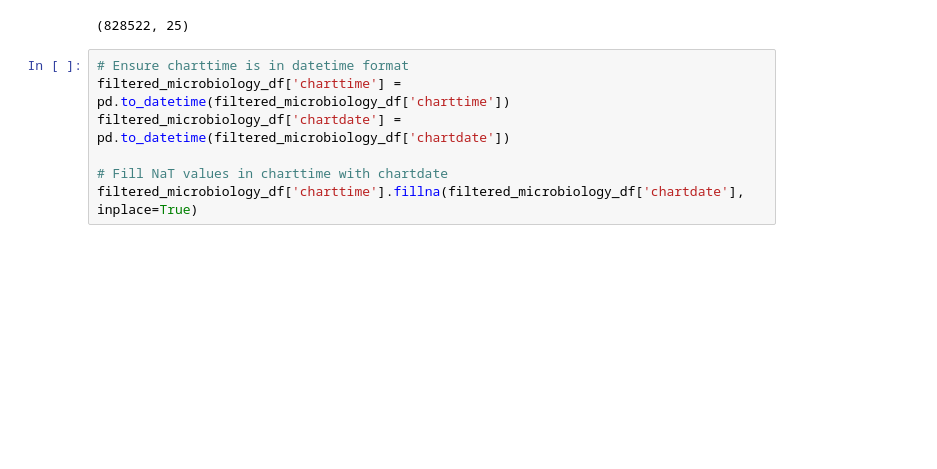
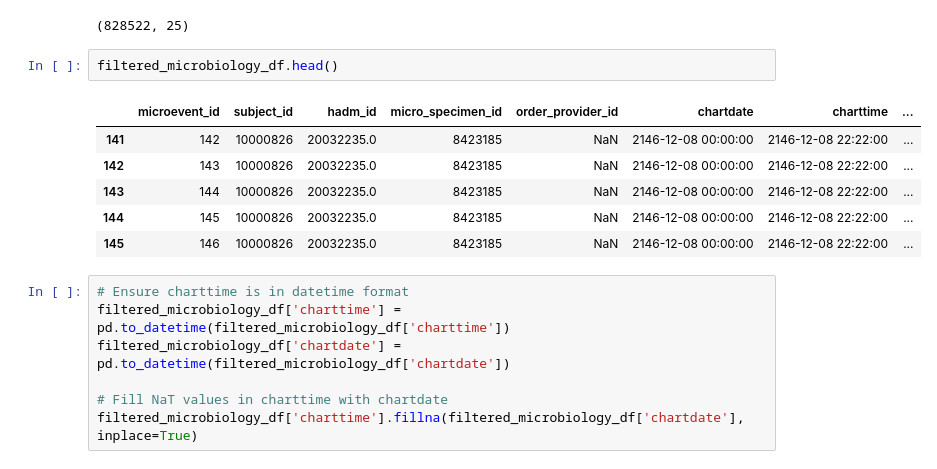
Before and after one commit to Jas-Dinh/resist.ai, a Jupyter notebook: 01_MIMIC-IV_Microbiology_Processing.ipynb, the cells around one changed output. Cells and saved outputs as stored; diff of their text form; blank space fills up the shorter version.

```diff
--- a/01_MIMIC-IV_Microbiology_Processing.ipynb
+++ b/01_MIMIC-IV_Microbiology_Processing.ipynb
@@ -61,6 +61,15 @@ filtered_microbiology_df = microbiology_df[microbiology_df['org_name'].isin(targ
 filtered_microbiology_df.shape
 # %% [output]
 (828522, 25)
+# %%
+filtered_microbiology_df.head()
+# %% [output]
+|  | microevent_id | subject_id | hadm_id | micro_specimen_id | order_provider_id | chartdate | charttime | ... |
+| 141 | 142 | 10000826 | 20032235.0 | 8423185 | NaN | 2146-12-08 00:00:00 | 2146-12-08 22:22:00 | ... |
+| 142 | 143 | 10000826 | 20032235.0 | 8423185 | NaN | 2146-12-08 00:00:00 | 2146-12-08 22:22:00 | ... |
+| 143 | 144 | 10000826 | 20032235.0 | 8423185 | NaN | 2146-12-08 00:00:00 | 2146-12-08 22:22:00 | ... |
+| 144 | 145 | 10000826 | 20032235.0 | 8423185 | NaN | 2146-12-08 00:00:00 | 2146-12-08 22:22:00 | ... |
+| 145 | 146 | 10000826 | 20032235.0 | 8423185 | NaN | 2146-12-08 00:00:00 | 2146-12-08 22:22:00 | ... |
 # %%
 # Ensure charttime is in datetime format
 filtered_microbiology_df['charttime'] = pd.to_datetime(filtered_microbiology_df['charttime'])
```
Also changed, not shown: parts of 32 cells of this notebook, 4 other files.
